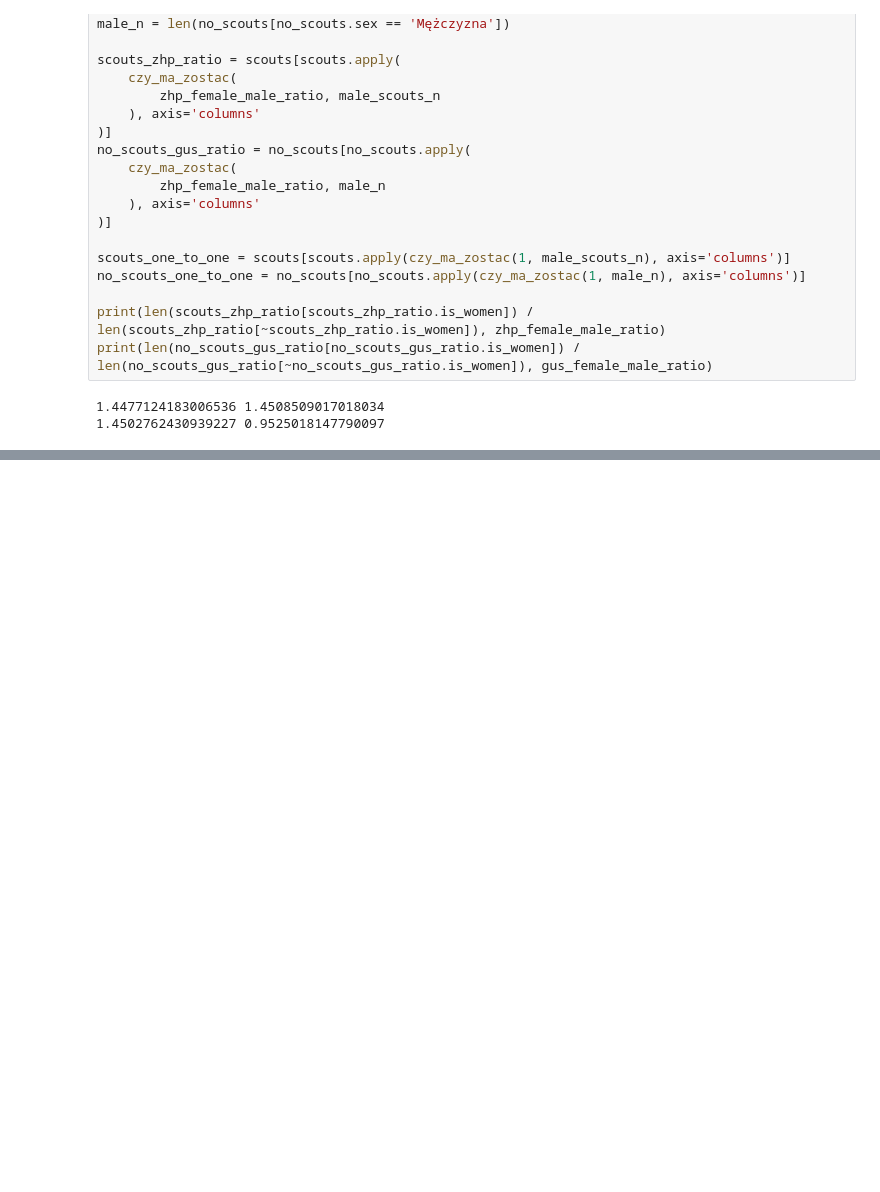
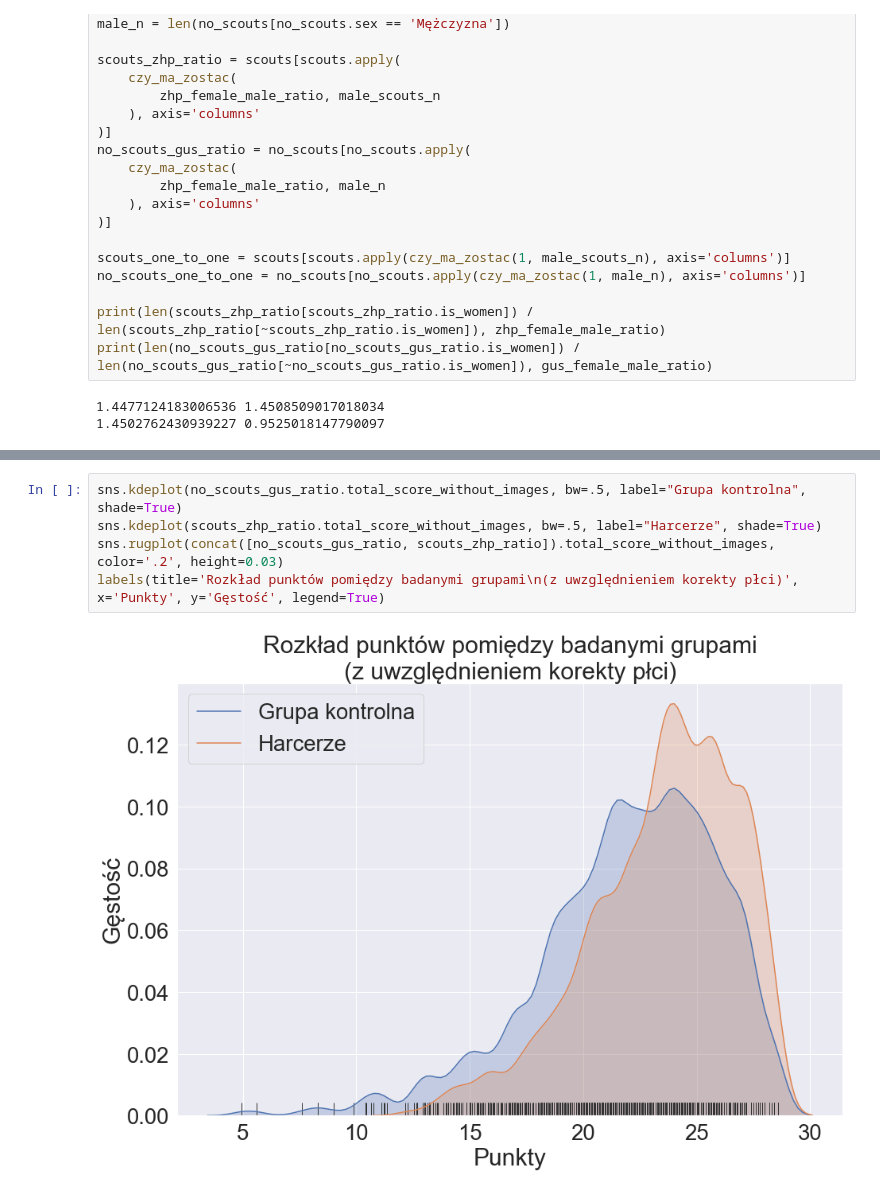
Before and after one commit to krassowska/scouts-and-ticks, a Jupyter notebook: Scores_comparison.ipynb, the cells around one changed output, grey strips where cells are left out. Drawn from its saved outputs; the diff is of its cells as text; blank space fills up the shorter version.

```diff
--- a/Scores_comparison.ipynb
+++ b/Scores_comparison.ipynb
@@ -280,0 +291,7 @@ print(len(no_scouts_gus_ratio[no_scouts_gus_ratio.is_women]) / len(no_scouts_gus
+# %%
+sns.kdeplot(no_scouts_gus_ratio.total_score_without_images, bw=.5, label="Grupa kontrolna", shade=True)
+sns.kdeplot(scouts_zhp_ratio.total_score_without_images, bw=.5, label="Harcerze", shade=True)
+sns.rugplot(concat([no_scouts_gus_ratio, scouts_zhp_ratio]).total_score_without_images, color='.2', height=0.03)
+labels(title='Rozkład punktów pomiędzy badanymi grupami\n(z uwzględnieniem korekty płci)', x='Punkty', y='Gęstość', legend=True)
+# %% [output]
+[figure, added]
```
Also changed, not shown: parts of 14 cells of this notebook.
